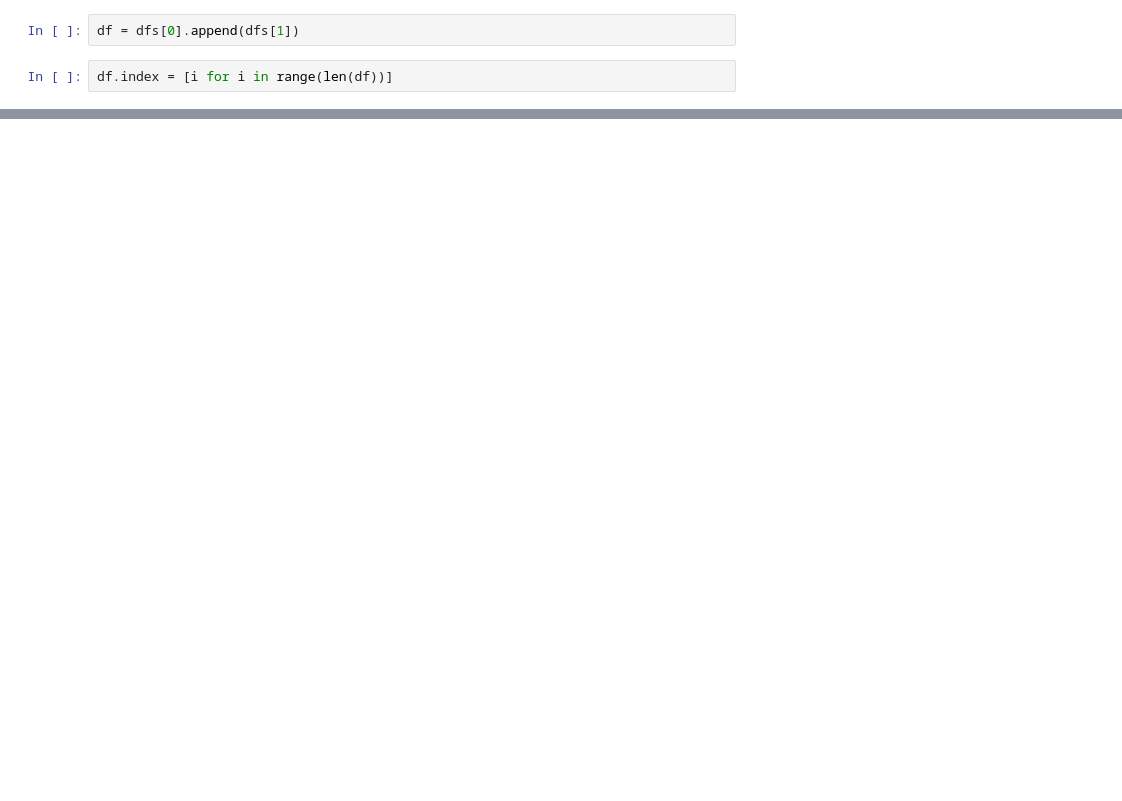
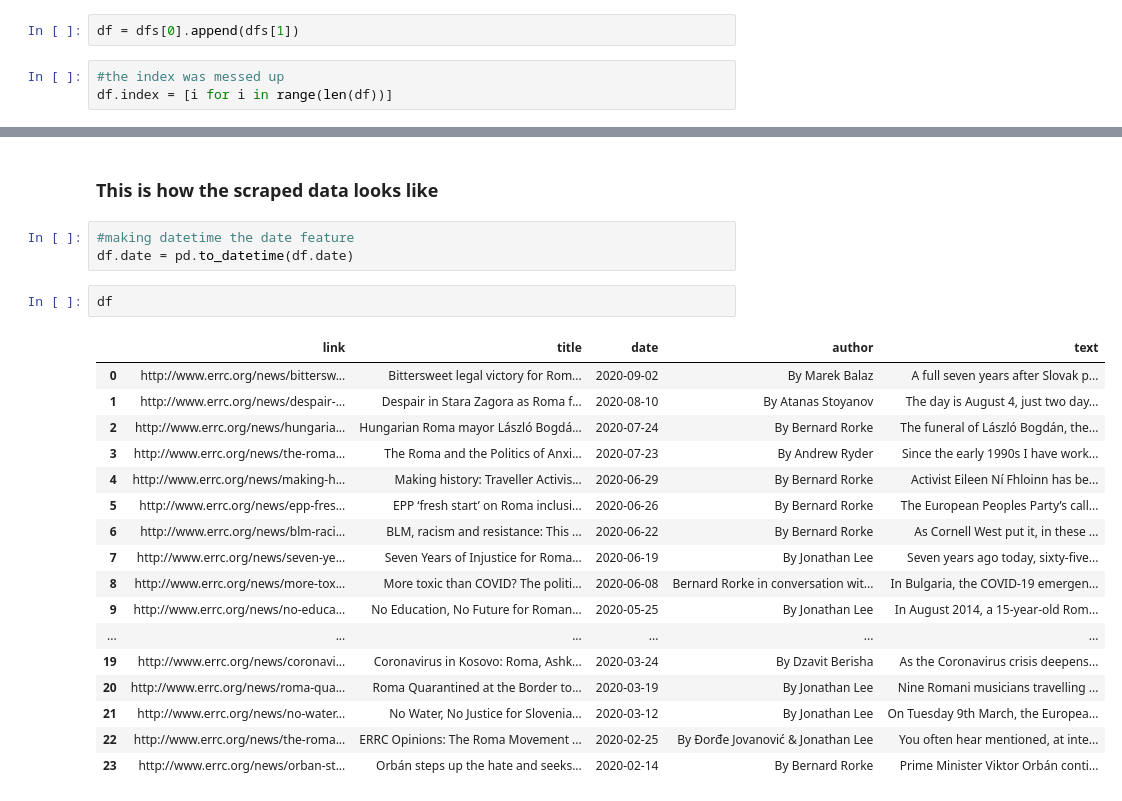
Before and after one commit to seboo1995/Roma_Analysis, a Jupyter notebook: Roma_Analysis.ipynb, the cells around one changed output, grey strips where cells are left out. Saved outputs shown, nothing was run; the diff lists cells and outputs as text; blank space fills up the shorter version.

```diff
--- a/Roma_Analysis.ipynb
+++ b/Roma_Analysis.ipynb
@@ -16,6 +20,7 @@ http://www.errc.org/media/news?page=2
 # %%
 df = dfs[0].append(dfs[1])
 # %%
+#the index was messed up
 df.index = [i for i in range(len(df))]
 # %%
 df
@@ -37,3 +42,28 @@ df
 | 21 | http://www.errc.org/news/no-water... | No Water, No Justice for Slovenia... | 12 March 2020 | By Jonathan Lee | On Tuesday 9th March, the Europea... |
 | 22 | http://www.errc.org/news/the-roma... | ERRC Opinions: The Roma Movement ... | 25 February 2020 | By Ðorđe Jovanović & Jonathan Lee | You often hear mentioned, at inte... |
 | 23 | http://www.errc.org/news/orban-st... | Orbán steps up the hate and seeks... | 14 February 2020 | By Bernard Rorke | Prime Minister Viktor Orbán conti... |
+# %% [markdown]
+### This is how the scraped data looks like
+# %%
+#making datetime the date feature
+df.date = pd.to_datetime(df.date)
+# %%
+df
+# %% [output]
+|  | link | title | date | author | text |
+| 0 | http://www.errc.org/news/bittersw... | Bittersweet legal victory for Rom... | 2020-09-02 | By Marek Balaz | A full seven years after Slovak p... |
+| 1 | http://www.errc.org/news/despair-... | Despair in Stara Zagora as Roma f... | 2020-08-10 | By Atanas Stoyanov | The day is August 4, just two day... |
+| 2 | http://www.errc.org/news/hungaria... | Hungarian Roma mayor László Bogdá... | 2020-07-24 | By Bernard Rorke | The funeral of László Bogdán, the... |
+| 3 | http://www.errc.org/news/the-roma... | The Roma and the Politics of Anxi... | 2020-07-23 | By Andrew Ryder | Since the early 1990s I have work... |
+| 4 | http://www.errc.org/news/making-h... | Making history: Traveller Activis... | 2020-06-29 | By Bernard Rorke | Activist Eileen Ní Fhloinn has be... |
+| 5 | http://www.errc.org/news/epp-fres... | EPP ‘fresh start’ on Roma inclusi... | 2020-06-26 | By Bernard Rorke | The European Peoples Party’s call... |
+| 6 | http://www.errc.org/news/blm-raci... | BLM, racism and resistance: This ... | 2020-06-22 | By Bernard Rorke | As Cornell West put it, in these ... |
+| 7 | http://www.errc.org/news/seven-ye... | Seven Years of Injustice for Roma... | 2020-06-19 | By Jonathan Lee | Seven years ago today, sixty-five... |
+| 8 | http://www.errc.org/news/more-tox... | More toxic than COVID? The politi... | 2020-06-08 | Bernard Rorke in conversation wit... | In Bulgaria, the COVID-19 emergen... |
+| 9 | http://www.errc.org/news/no-educa... | No Education, No Future for Roman... | 2020-05-25 | By Jonathan Lee | In August 2014, a 15-year-old Rom... |
+| ... | ... | ... | ... | ... | ... |
+| 19 | http://www.errc.org/news/coronavi... | Coronavirus in Kosovo: Roma, Ashk... | 2020-03-24 | By Dzavit Berisha | As the Coronavirus crisis deepens... |
+| 20 | http://www.errc.org/news/roma-qua... | Roma Quarantined at the Border to... | 2020-03-19 | By Jonathan Lee | Nine Romani musicians travelling ... |
+| 21 | http://www.errc.org/news/no-water... | No Water, No Justice for Slovenia... | 2020-03-12 | By Jonathan Lee | On Tuesday 9th March, the Europea... |
+| 22 | http://www.errc.org/news/the-roma... | ERRC Opinions: The Roma Movement ... | 2020-02-25 | By Ðorđe Jovanović & Jonathan Lee | You often hear mentioned, at inte... |
+| 23 | http://www.errc.org/news/orban-st... | Orbán steps up the hate and seeks... | 2020-02-14 | By Bernard Rorke | Prime Minister Viktor Orbán conti... |
```
Also changed, not shown: parts of 17 cells of this notebook, 2 other files.
